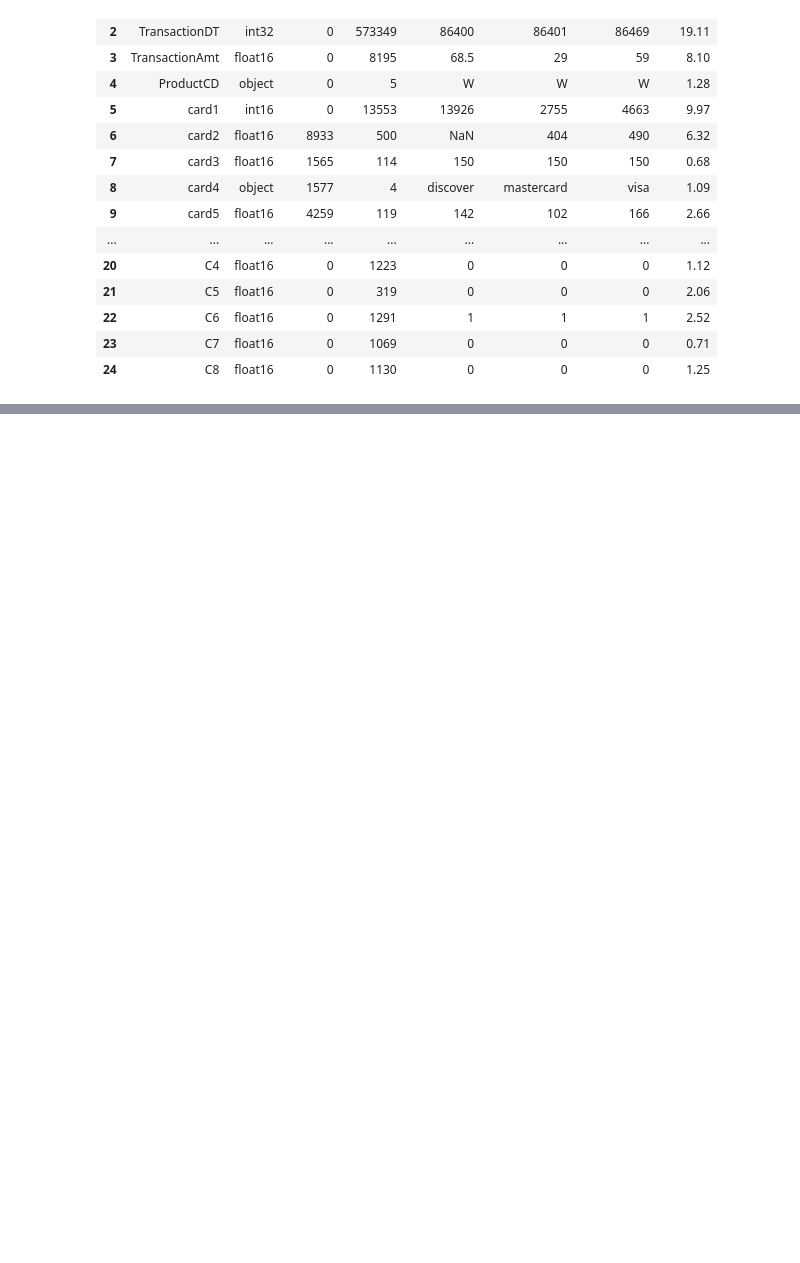
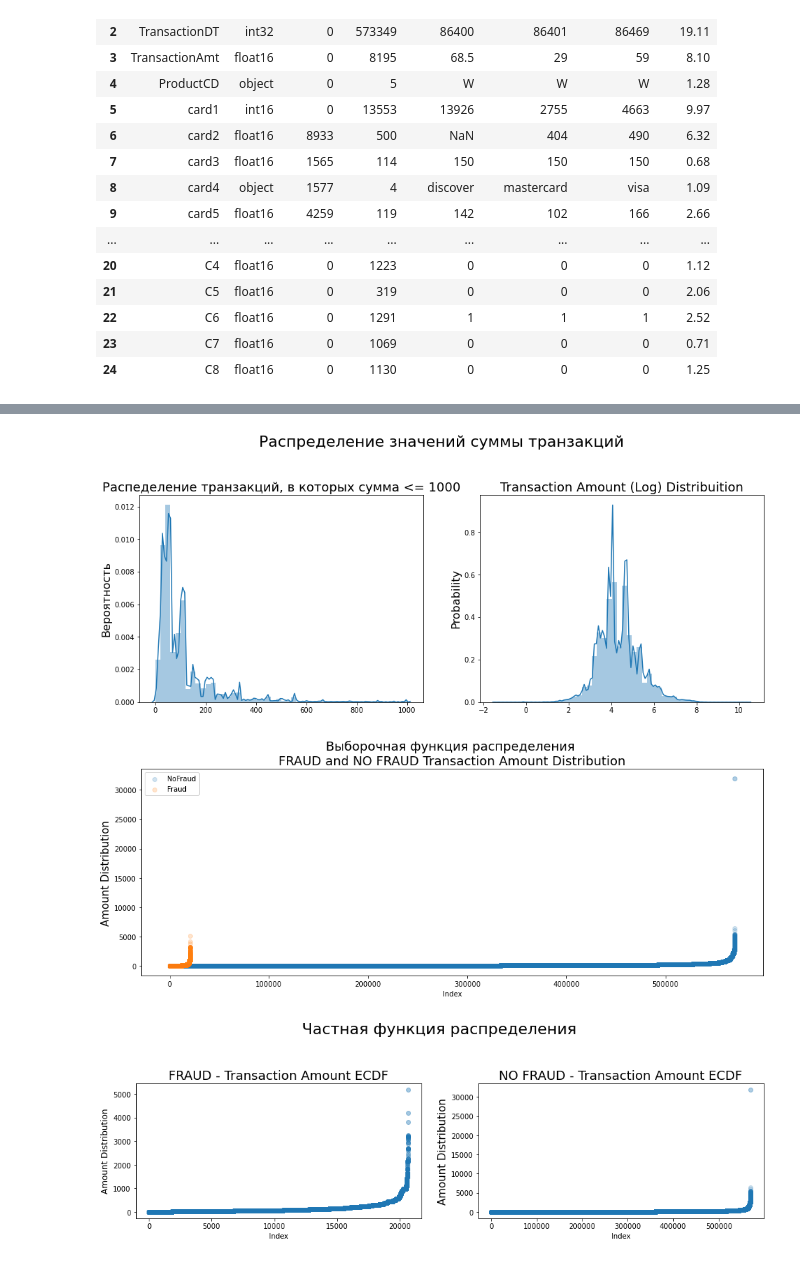
Before and after one commit to yesmishgan/AntiFraudProject, a Jupyter notebook: research.ipynb, the cells around one changed output, grey strips where cells are left out. Drawn from its saved outputs; the diff is of its cells as text; code cells hidden in the pictures; blank space fills up the shorter version.

```diff
--- a/research.ipynb
+++ b/research.ipynb
@@ -149,0 +169,4 @@ test
+# %%
+df_trans['TransactionAmt'] = df_trans['TransactionAmt'].astype(float)
+print("Transaction Amounts Quantiles:")
+print(df_trans['TransactionAmt'].quantile([.01, .05, .1, .25, .5, .75, .9, .975, .99]))
@@ -149,0 +185,52 @@ test
+# %%
+plt.figure(figsize=(16, 12))
+plt.suptitle('Распределение значений суммы транзакций', fontsize=22)
+plt.subplot(221)
+g = sns.distplot(df_trans[df_trans['TransactionAmt'] <= 1000]['TransactionAmt'])
+g.set_title("Распеделение транзакций, в которых сумма <= 1000", fontsize=18)
+g.set_xlabel("")
+g.set_ylabel("Вероятность", fontsize=16)
+
+plt.subplot(2, 2, 2)
+g1 = sns.distplot(np.log(df_trans['TransactionAmt']))
+g1.set_title("Transaction Amount (Log) Distribuition", fontsize=18)
+g1.set_xlabel("")
+g1.set_ylabel("Probability", fontsize=16)
+
+plt.figure(figsize=(16,12))
+plt.subplot(212)
+g4 = plt.scatter(range(df_trans[df_trans['isFraud'] == 0].shape[0]),
+                 np.sort(df_trans[df_trans['isFraud'] == 0]['TransactionAmt'].values),
+                 label='NoFraud', alpha=.2)
+g4 = plt.scatter(range(df_trans[df_trans['isFraud'] == 1].shape[0]),
+                 np.sort(df_trans[df_trans['isFraud'] == 1]['TransactionAmt'].values),
+                 label='Fraud', alpha=.2)
+g4= plt.title("Выборочная функция распределения \nFRAUD and NO FRAUD Transaction Amount Distribution", fontsize=18)
+g4 = plt.xlabel("Index")
+g4 = plt.ylabel("Amount Distribution", fontsize=15)
+g4 = plt.legend()
+
+plt.figure(figsize=(16,12))
+
+plt.subplot(321)
+g = plt.scatter(range(df_trans[df_trans['isFraud'] == 1].shape[0]),
+                 np.sort(df_trans[df_trans['isFraud'] == 1]['TransactionAmt'].values),
+                label='isFraud', alpha=.4)
+plt.title("FRAUD - Transaction Amount ECDF", fontsize=18)
+plt.xlabel("Index")
+plt.ylabel("Amount Distribution", fontsize=12)
+
+plt.subplot(322)
+g1 = plt.scatter(range(df_trans[df_trans['isFraud'] == 0].shape[0]),
+                 np.sort(df_trans[df_trans['isFraud'] == 0]['TransactionAmt'].values),
+                 label='NoFraud', alpha=.2)
+g1= plt.title("NO FRAUD - Transaction Amount ECDF", fontsize=18)
+g1 = plt.xlabel("Index")
+g1 = plt.ylabel("Amount Distribution", fontsize=15)
+
+plt.suptitle('Частная функция распределения', fontsize=22)
+plt.show()
+# %% [output]
+[figure, added]
+[figure, added]
+[figure, added]
```
Also changed, not shown: parts of 6 cells of this notebook.
